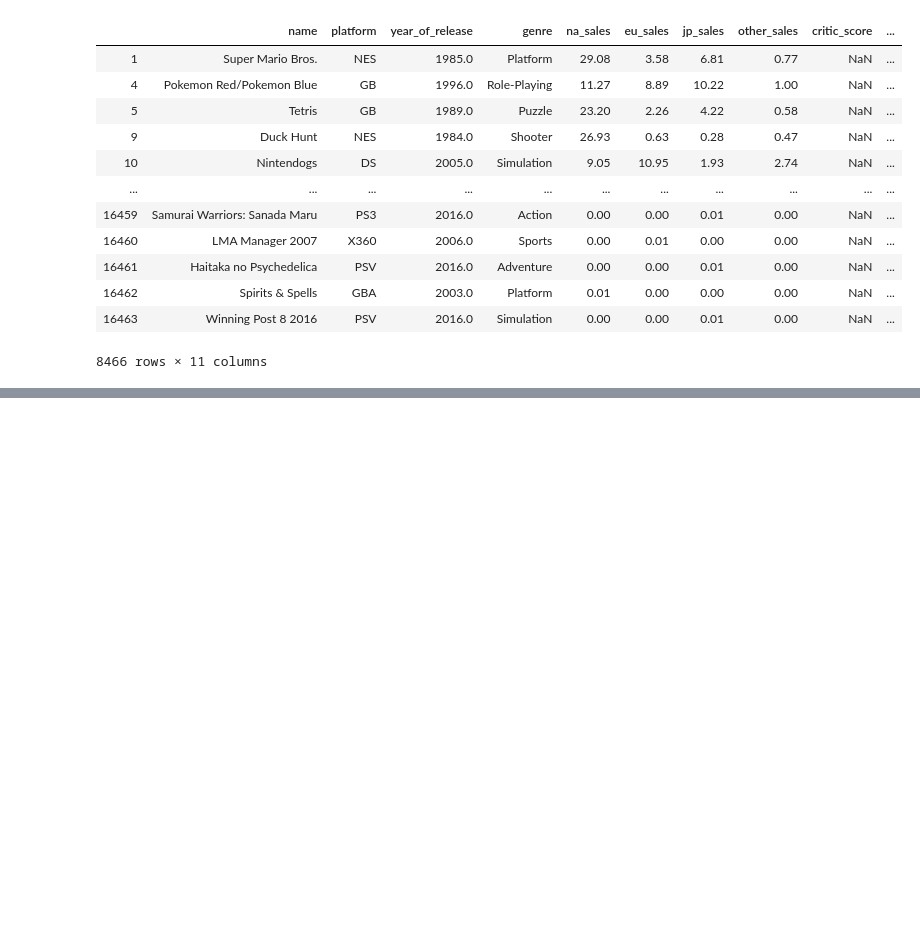
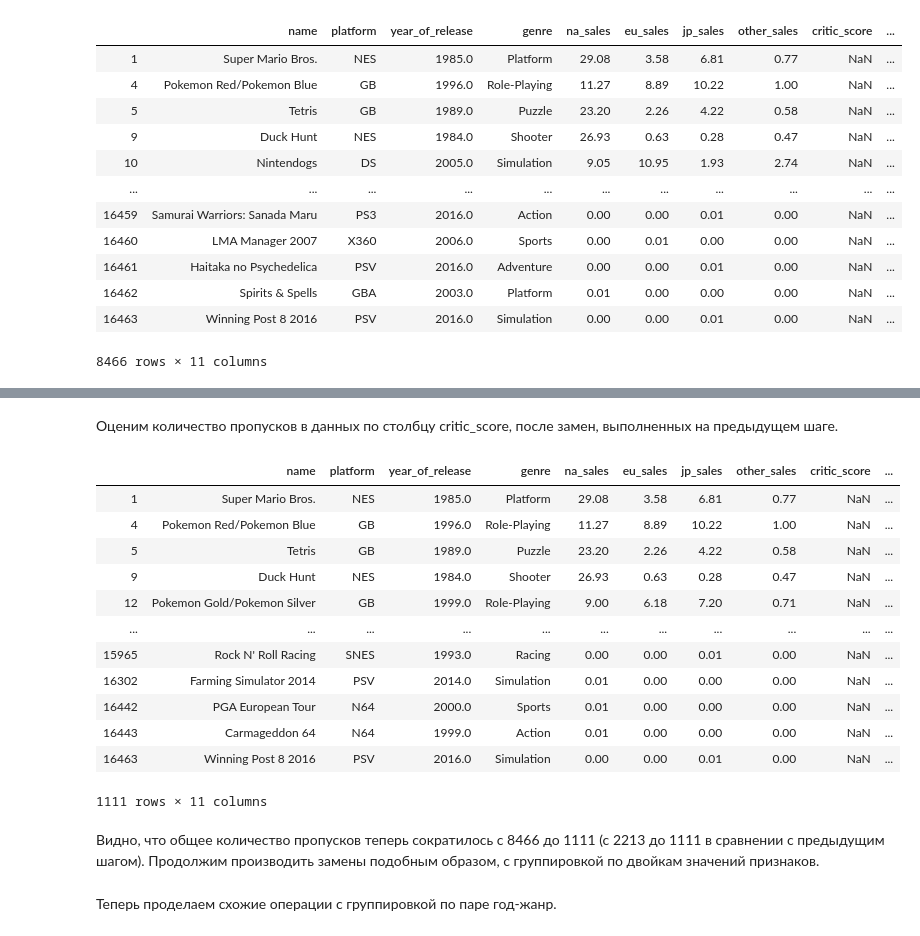
Before and after one commit to nktnlx/data_analysis_portfolio, a Jupyter notebook: video_games_sales.ipynb, the cells around one changed output, grey strips where cells are left out. Saved outputs shown, nothing was run; the diff lists cells and outputs as text; code cells hidden in the pictures; blank space fills up the shorter version.

```diff
--- a/video_games_sales.ipynb
+++ b/video_games_sales.ipynb
@@ -300,0 +390,7 @@ df[df['critic_score'].isna()]
+# %%
+# проводим группировку и считаем среднее по строкам с наличием значений
+avg_cr_score_pg = df.dropna(subset=['critic_score']) \
+    .groupby(['platform', 'genre'], as_index=False) \
+    .agg({'critic_score': 'mean'})
+
+avg_cr_score_pg
@@ -300,0 +411,13 @@ df[df['critic_score'].isna()]
+# %%
+# создание списков по колонкам датафрейма
+avg_cr_score_platform_pg = avg_cr_score_pg.platform.to_list()
+avg_cr_score_genre_pg = avg_cr_score_pg.genre.to_list()
+avg_cr_score_score_pg = avg_cr_score_pg.critic_score.to_list()
+
+# создание списка кортежей
+avg_cr_score_pg_lst = list(zip(avg_cr_score_platform_pg,
+                           avg_cr_score_genre_pg,
+                           avg_cr_score_score_pg))
+
+# проверка получившегося результата выводом
+print(*avg_cr_score_pg_lst, sep='\n')
@@ -300,0 +442,27 @@ df[df['critic_score'].isna()]
+# %%
+for row in df[df['critic_score'].isna()].itertuples():  # итерируемся по строкам датафрейма
+    for tup in avg_cr_score_pg_lst:  # итерируемся по кортежам списка
+        if row.platform == tup[0] and row.genre == tup[1]:  # сопоставление значений в двойках
+            df.loc[row.Index, 'critic_score'] = tup[2]  # замена NaN на посчитанное средне
+# %% [markdown]
+Оценим количество пропусков в данных по столбцу critic_score, после замен, выполненных на предыдущем шаге.
+# %%
+df[df['critic_score'].isna()]
+# %% [output]
+|  | name | platform | year_of_release | genre | na_sales | eu_sales | jp_sales | other_sales | critic_score | ... |
+| 1 | Super Mario Bros. | NES | 1985.0 | Platform | 29.08 | 3.58 | 6.81 | 0.77 | NaN | ... |
+| 4 | Pokemon Red/Pokemon Blue | GB | 1996.0 | Role-Playing | 11.27 | 8.89 | 10.22 | 1.00 | NaN | ... |
+| 5 | Tetris | GB | 1989.0 | Puzzle | 23.20 | 2.26 | 4.22 | 0.58 | NaN | ... |
+| 9 | Duck Hunt | NES | 1984.0 | Shooter | 26.93 | 0.63 | 0.28 | 0.47 | NaN | ... |
+| 12 | Pokemon Gold/Pokemon Silver | GB | 1999.0 | Role-Playing | 9.00 | 6.18 | 7.20 | 0.71 | NaN | ... |
+| ... | ... | ... | ... | ... | ... | ... | ... | ... | ... | ... |
+| 15965 | Rock N' Roll Racing | SNES | 1993.0 | Racing | 0.00 | 0.00 | 0.01 | 0.00 | NaN | ... |
+| 16302 | Farming Simulator 2014 | PSV | 2014.0 | Simulation | 0.01 | 0.00 | 0.00 | 0.00 | NaN | ... |
+| 16442 | PGA European Tour | N64 | 2000.0 | Sports | 0.01 | 0.00 | 0.00 | 0.00 | NaN | ... |
+| 16443 | Carmageddon 64 | N64 | 1999.0 | Action | 0.01 | 0.00 | 0.00 | 0.00 | NaN | ... |
+| 16463 | Winning Post 8 2016 | PSV | 2016.0 | Simulation | 0.00 | 0.00 | 0.01 | 0.00 | NaN | ... |
+1111 rows × 11 columns
+# %% [markdown]
+Видно, что общее количество пропусков теперь сократилось с 8466 до 1111 (с 2213 до 1111 в сравнении с предыдущим шагом). Продолжим производить замены подобным образом, с группировкой по двойкам значений признаков.
+# %% [markdown]
+Теперь проделаем схожие операции с группировкой по паре год-жанр.
```
Also changed, not shown: parts of 44 cells of this notebook.
